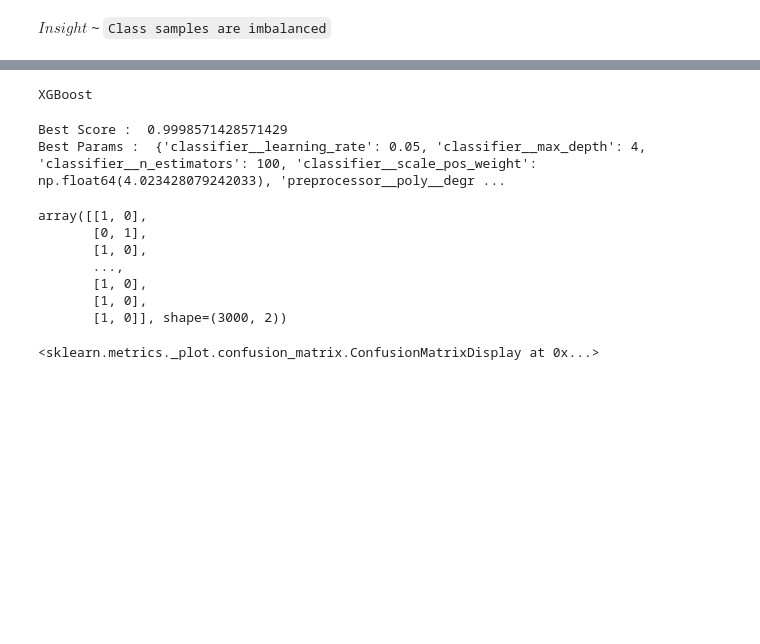
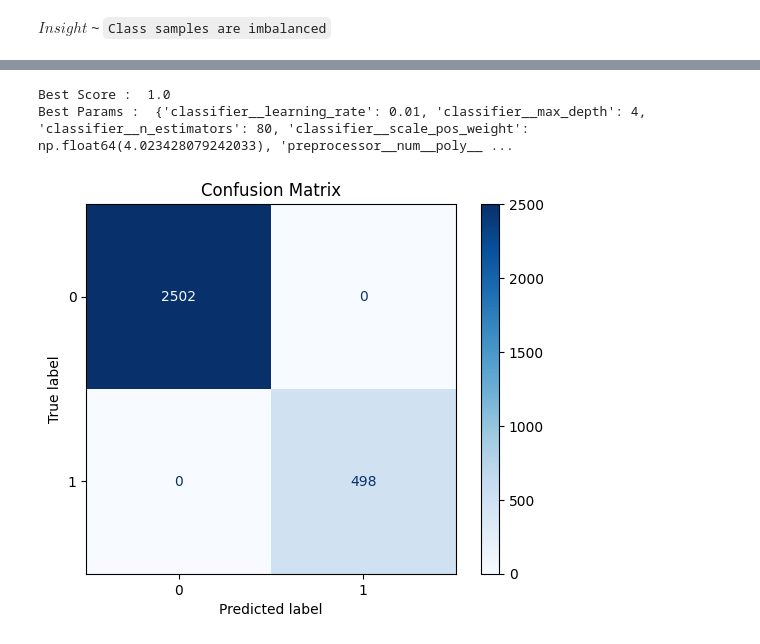
Before and after one commit to Maxwell-Selassie/College-Placement-Prediction, a Jupyter notebook: notebooks/model_training.ipynb, the cells around one changed output, grey strips where cells are left out. Cells and saved outputs as stored; diff of their text form; code cells hidden in the pictures; blank space fills up the shorter version.

Commit message:
College Placement Prediction

```diff
--- a/notebooks/model_training.ipynb
+++ b/notebooks/model_training.ipynb
@@ -41,9 +45,18 @@ y_test.to_csv('../data/y_test.csv',index=False)
 # %%
 # preprocessing and feature scaling
-preprocessor = ColumnTransformer(transformers=[
-    ('scaler',StandardScaler(),x_train.columns),
-    ('poly',PolynomialFeatures(include_bias=False),x_train.columns)
-],verbose_feature_names_out=False)
+num_cols = Pipeline(steps=[
+    ('poly',PolynomialFeatures(include_bias=False)),
+    ('scaler',StandardScaler()),
+])
+
+cat_cols = Pipeline(steps=[
+    ('target_encode',TargetEncoder())
+])
+# %%
+preprocessor = ColumnTransformer(transformers=[
+    ('num',num_cols,numeric_cols),
+    ('cat',cat_cols,category_cols)
+],verbose_feature_names_out=False)
 # %%
 # baseline models
 name_models = {
@@ -117,9 +130,3 @@ cv std :  0.0
-# %%
-# best model
-best_model = max(results,key=lambda name : results[name]['CV mean score'])
-print(best_model)
-# %% [output]
-XGBoost
 # %%
 # Tuning the best model (XGBoost)
 xgb_pipe = Pipeline(steps=[
@@ -135,7 +142,7 @@ scale_pos_weight  = negative_class / positive_class
 xgb_params_grid = {
     'classifier__n_estimators' : [80,100,120],
     'classifier__max_depth' : [2,4,6],
-    'preprocessor__poly__degree' : [1,2],
+    'preprocessor__num__poly__degree' : [1,2],
     'classifier__learning_rate' : [0.01,0.05,0.1],
     'classifier__scale_pos_weight' : [scale_pos_weight * 0.8,
                                     scale_pos_weight,
@@ -148,8 +155,8 @@ model.fit(x_train,y_train)
 print('Best Score : ',model.best_score_)
 print('Best Params : ',model.best_params_)
 # %% [output]
-Best Score :  0.9998571428571429
-Best Params :  {'classifier__learning_rate': 0.05, 'classifier__max_depth': 4, 'classifier__n_estimators': 100, 'classifier__scale_pos_weight': np.float64(4.023428079242033), 'preprocessor__poly__degr ...
+Best Score :  1.0
+Best Params :  {'classifier__learning_rate': 0.01, 'classifier__max_depth': 4, 'classifier__n_estimators': 80, 'classifier__scale_pos_weight': np.float64(4.023428079242033), 'preprocessor__num__poly__ ...
 # %%
 import matplotlib.pyplot as plt
 import seaborn as sns
@@ -158,20 +165,14 @@ from sklearn.metrics import confusion_matrix,ConfusionMatrixDisplay,precision_sc
 best_model_ = model.best_estimator_
 # %%
 # prediction
-y_probs = best_model_.predict_proba(x_test)
+y_probs = best_model_.predict_proba(x_test)[:,1]
 threshold = 0.5
 y_pred = (y_probs >= threshold).astype(int)
-# %% [output]
-array([[1, 0],
-       [0, 1],
-       [1, 0],
-       ...,
-       [1, 0],
-       [1, 0],
-       [1, 0]], shape=(3000, 2))
 # %%
-y_pred = best_model.predict(x_test)
 cm = confusion_matrix(y_test,y_pred)
-disp = ConfusionMatrixDisplay(confusion_matrix=cm)
+disp = ConfusionMatrixDisplay(confusion_matrix=cm,display_labels=np.unique(y_test))
+disp.plot(cmap = 'Blues')
+plt.title('Confusion Matrix')
+plt.show()
 # %% [output]
-<sklearn.metrics._plot.confusion_matrix.ConfusionMatrixDisplay at 0x...>
+[figure, added]
```
Also changed, not shown: parts of 4 cells of this notebook, 8 other files.
